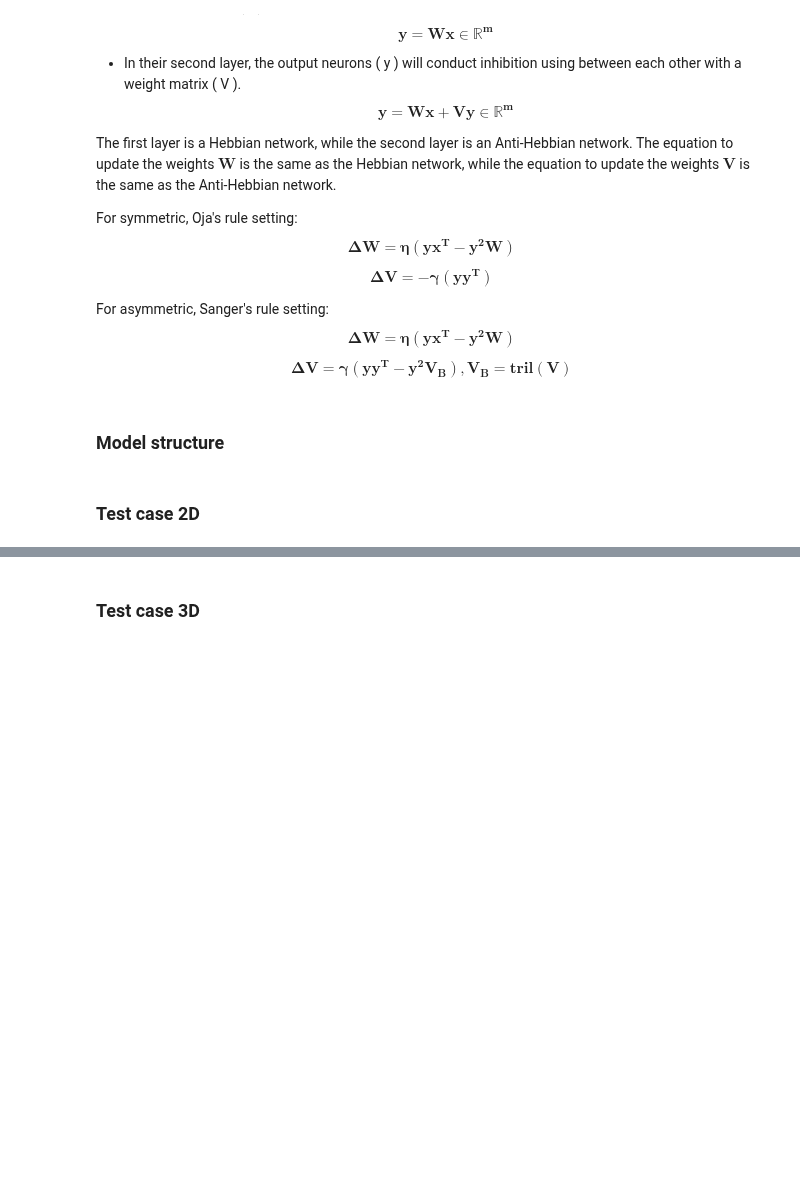
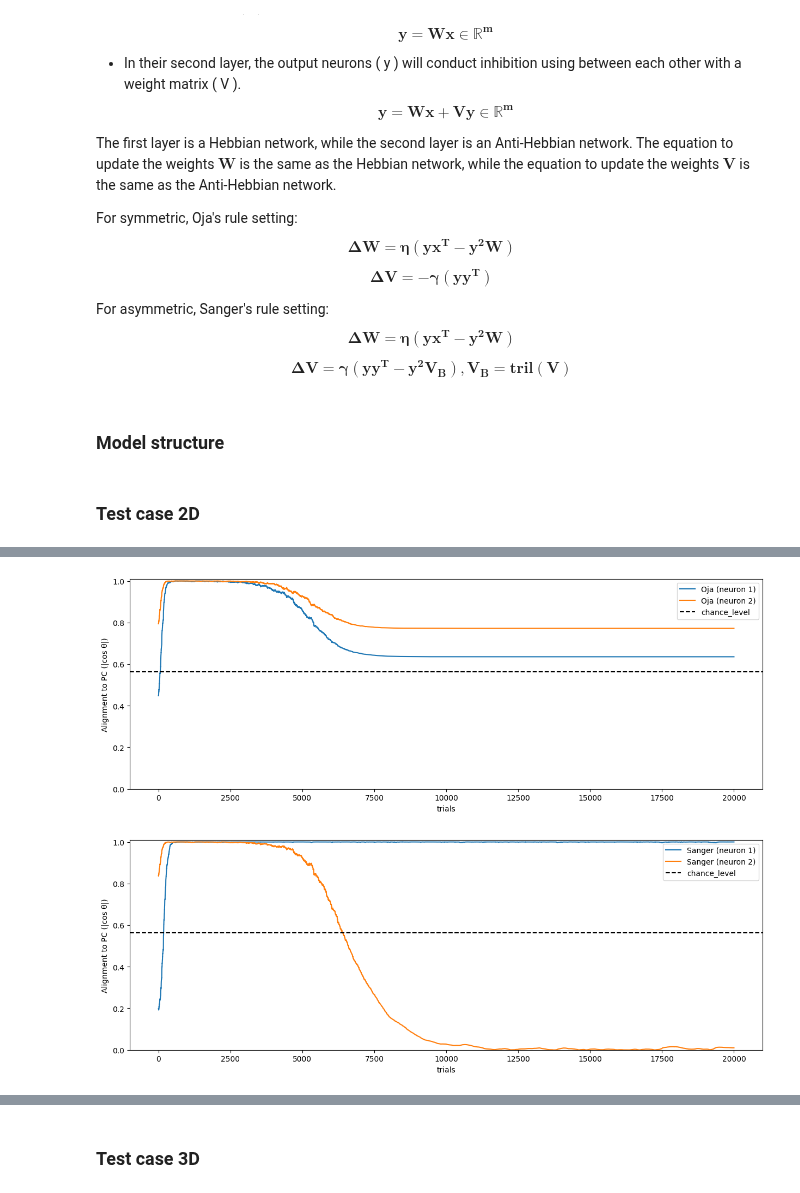
Before and after one commit to neuralalgorithms/representational-drift, a Jupyter notebook: second_layer_hebbian.ipynb, the cells around one changed output, grey strips where cells are left out. Saved outputs shown, nothing was run; the diff lists cells and outputs as text; code cells hidden in the pictures; blank space fills up the shorter version.

```diff
--- a/second_layer_hebbian.ipynb
+++ b/second_layer_hebbian.ipynb
@@ -152,3 +179,13 @@ utils.plot_samples_and_top2_pcs(samples_2d)
+# %%
+model1 = OjaNetwork(output_size=2, learning_rate=learning_rate)
+model2 = SangerNetwork(output_size=2, learning_rate=learning_rate)
+
+utils.training_testing(samples_2d, models = {"Oja": model1, "Sanger": model2}, output_size=2,
+                       pc_method = "first", alignment_method = "weights",
+                       show_num = None)
+# %% [output]
+[figure, added]
+[figure, added]
 # %%
 model = antiHebbianModel(output_size=2, learning_rate=learning_rate, eps_w=eps_w, eps_v = eps_v)
 utils.training_testing(samples_2d, models = {"antiHebbian": model}, output_size=2,
```
Also changed, not shown: parts of 6 cells of this notebook, 3 other files.
